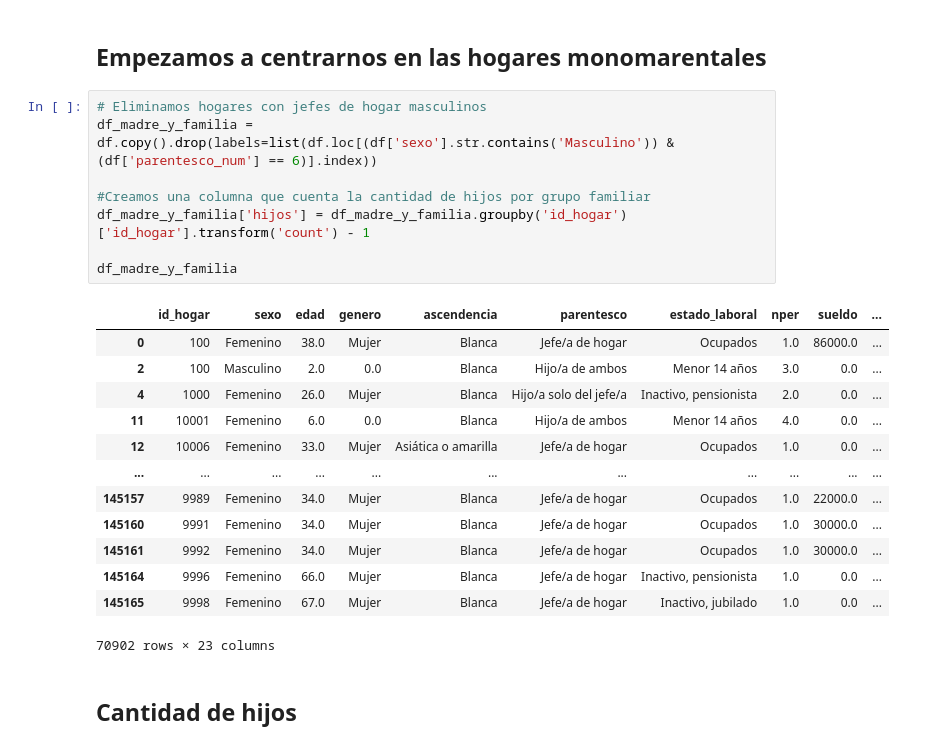
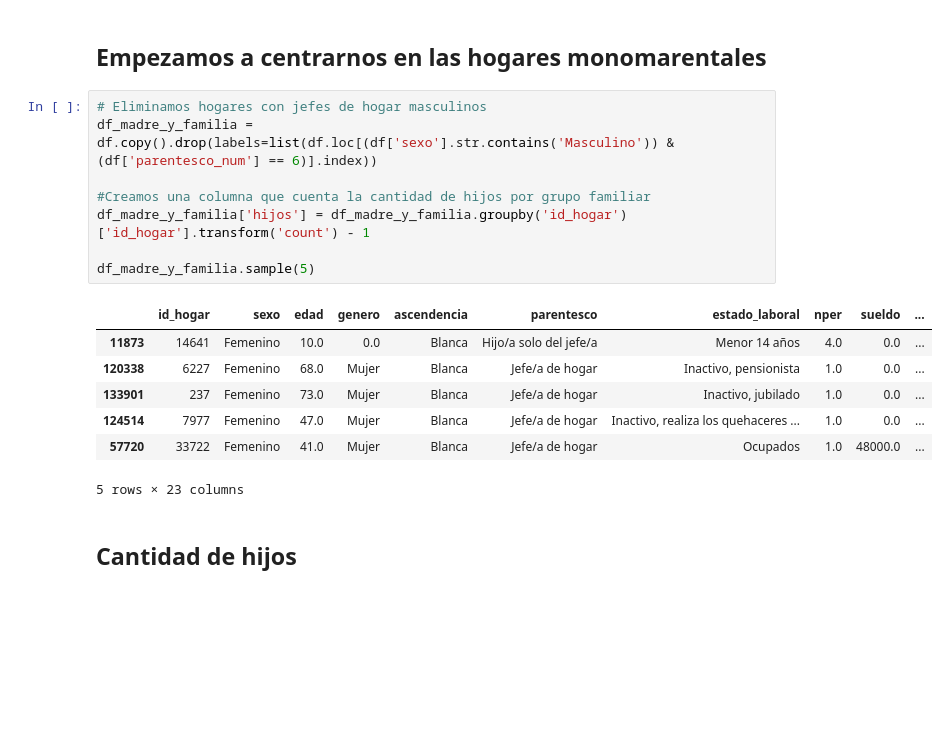
Before and after one commit to anicolon/coder_proyecto, a Jupyter notebook: hch_2020/hyp_2020.ipynb, the cells around one changed output. Saved outputs shown, nothing was run; the diff lists cells and outputs as text; blank space fills up the shorter version.

```diff
--- a/hch_2020/hyp_2020.ipynb
+++ b/hch_2020/hyp_2020.ipynb
@@ -268,25 +268,19 @@ df['es_madre'] = df['es_madre'].apply(lambda x:'madre').where(df['parentesco_num
 # %%
 # Eliminamos hogares con jefes de hogar masculinos
 df_madre_y_familia = df.copy().drop(labels=list(df.loc[(df['sexo'].str.contains('Masculino')) & (df['parentesco_num'] == 6)].index))
 
 #Creamos una columna que cuenta la cantidad de hijos por grupo familiar
 df_madre_y_familia['hijos'] = df_madre_y_familia.groupby('id_hogar')['id_hogar'].transform('count') - 1
 
-df_madre_y_familia
+df_madre_y_familia.sample(5)
 # %% [output]
 |  | id_hogar | sexo | edad | genero | ascendencia | parentesco | estado_laboral | nper | sueldo | ... |
-| 0 | 100 | Femenino | 38.0 | Mujer | Blanca | Jefe/a de hogar | Ocupados | 1.0 | 86000.0 | ... |
-| 2 | 100 | Masculino | 2.0 | 0.0 | Blanca | Hijo/a de ambos | Menor 14 años | 3.0 | 0.0 | ... |
-| 4 | 1000 | Femenino | 26.0 | Mujer | Blanca | Hijo/a solo del jefe/a | Inactivo, pensionista | 2.0 | 0.0 | ... |
-| 11 | 10001 | Femenino | 6.0 | 0.0 | Blanca | Hijo/a de ambos | Menor 14 años | 4.0 | 0.0 | ... |
-| 12 | 10006 | Femenino | 33.0 | Mujer | Asiática o amarilla | Jefe/a de hogar | Ocupados | 1.0 | 0.0 | ... |
-| ... | ... | ... | ... | ... | ... | ... | ... | ... | ... | ... |
-| 145157 | 9989 | Femenino | 34.0 | Mujer | Blanca | Jefe/a de hogar | Ocupados | 1.0 | 22000.0 | ... |
-| 145160 | 9991 | Femenino | 34.0 | Mujer | Blanca | Jefe/a de hogar | Ocupados | 1.0 | 30000.0 | ... |
-| 145161 | 9992 | Femenino | 34.0 | Mujer | Blanca | Jefe/a de hogar | Ocupados | 1.0 | 30000.0 | ... |
-| 145164 | 9996 | Femenino | 66.0 | Mujer | Blanca | Jefe/a de hogar | Inactivo, pensionista | 1.0 | 0.0 | ... |
-| 145165 | 9998 | Femenino | 67.0 | Mujer | Blanca | Jefe/a de hogar | Inactivo, jubilado | 1.0 | 0.0 | ... |
+| 11873 | 14641 | Femenino | 10.0 | 0.0 | Blanca | Hijo/a solo del jefe/a | Menor 14 años | 4.0 | 0.0 | ... |
+| 120338 | 6227 | Femenino | 68.0 | Mujer | Blanca | Jefe/a de hogar | Inactivo, pensionista | 1.0 | 0.0 | ... |
+| 133901 | 237 | Femenino | 73.0 | Mujer | Blanca | Jefe/a de hogar | Inactivo, jubilado | 1.0 | 0.0 | ... |
+| 124514 | 7977 | Femenino | 47.0 | Mujer | Blanca | Jefe/a de hogar | Inactivo, realiza los quehaceres ... | 1.0 | 0.0 | ... |
+| 57720 | 33722 | Femenino | 41.0 | Mujer | Blanca | Jefe/a de hogar | Ocupados | 1.0 | 48000.0 | ... |
-70902 rows × 23 columns
+5 rows × 23 columns
 # %% [markdown]
 ## Cantidad de hijos
 # %%
```
Also changed, not shown: parts of 11 cells of this notebook.
